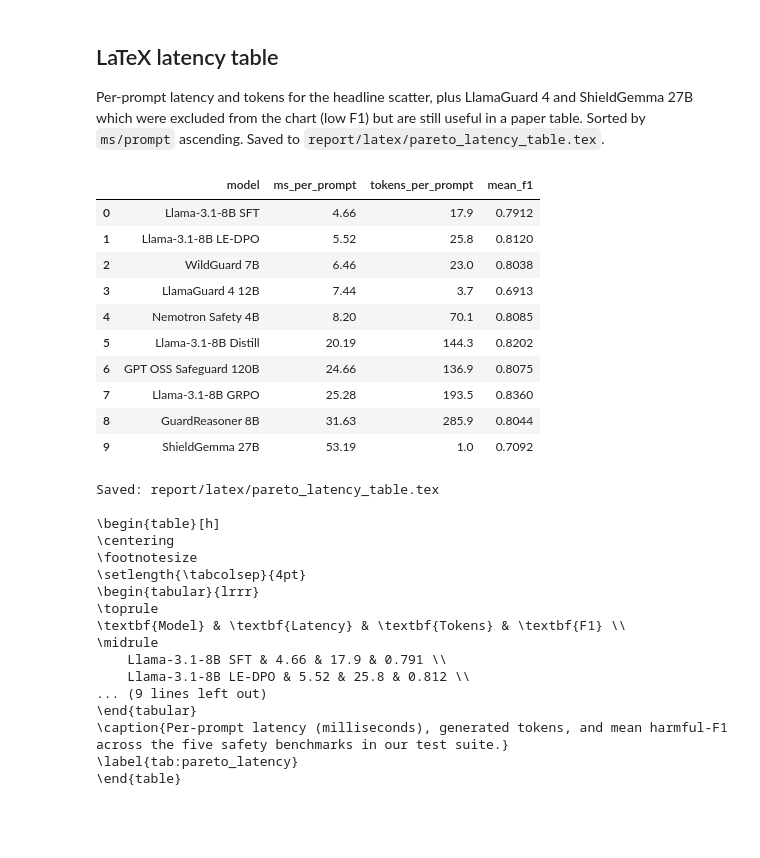
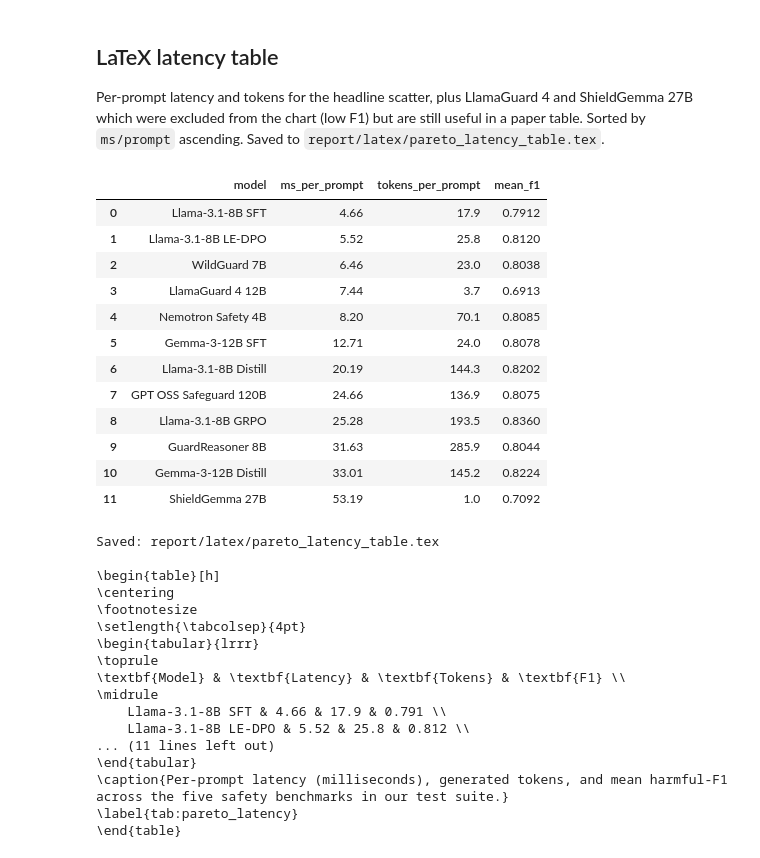
Before and after one commit to Jazhyc/aims-safety-classification, a Jupyter notebook: notebooks/baselines/eval_suite_timing.ipynb, the cells around one changed output. Cells and saved outputs as stored; diff of their text form; code cells hidden in the pictures; blank space fills up the shorter version.

```diff
--- a/notebooks/baselines/eval_suite_timing.ipynb
+++ b/notebooks/baselines/eval_suite_timing.ipynb
@@ -570,6 +570,19 @@ display_suite.round({'Tokens/example': 1, 'Time (s)': 1,
 Per-prompt latency and tokens for the headline scatter, plus LlamaGuard 4 and ShieldGemma 27B which were excluded from the chart (low F1) but are still useful in a paper table. Sorted by `ms/prompt` ascending. Saved to `report/latex/pareto_latency_table.tex`.
 # %%
 EXTRA_MODELS = [
+    {
+        'label': 'Gemma-3-12B SFT',
+        'kind': 'generation',
+        'group': 'ours',
+        'path': DATA / 'sft' / 'google_gemma-3-12b-it_finetuned_generation_suite_summary.json',
+    },
+    {
+        'label': 'Gemma-3-12B Distill',
+        'kind': 'reasoning + human_intent',
+        'group': 'ours',
+        'path': DATA / 'distillation' / 'openai-gpt-oss-120b' / 'gemma-3-12b' / 'human_intent'
+                / 'google_gemma-3-12b-it_finetuned_reasoning_human_intent_suite_summary.json',
+    },
     {
         'label': 'LlamaGuard 4 12B',
         'kind': 'classification (single label)',
@@ -609,38 +622,40 @@ def _suite_aggregates(model_entry: dict) -> dict:
         # F1 with the same parser-bug fallback the scatter uses.
         f1 = float(match.get('f1') or 0.0)
         if f1 == 0.0:
             f1 = _recompute_f1_from_jsonl(model_entry['path'], model_slug, condition, ds)
         if f1 > 0:
             f1_sum += f1
             f1_count += 1
 
     computed_f1 = f1_sum / f1_count if f1_count else float('nan')
     # Honour paper override (e.g. LE-DPO, GRPO) when present.
     paper_f1 = model_entry.get('paper_mean_ood_f1')
     mean_f1 = paper_f1 if paper_f1 is not None else computed_f1
     return {
         'model': model_entry['label'],
         'ms_per_prompt': 1000 * elapsed / n if n else float('nan'),
         'tokens_per_prompt': tokens / n if n else float('nan'),
         'mean_f1': mean_f1,
     }
 
 
 table_rows = [_suite_aggregates(m) for m in MODELS + EXTRA_MODELS]
 table_df = pd.DataFrame(table_rows).dropna().sort_values('ms_per_prompt').reset_index(drop=True)
 table_df.round({'ms_per_prompt': 2, 'tokens_per_prompt': 1, 'mean_f1': 4})
 # %% [output]
 |  | model | ms_per_prompt | tokens_per_prompt | mean_f1 |
 | 0 | Llama-3.1-8B SFT | 4.66 | 17.9 | 0.7912 |
 | 1 | Llama-3.1-8B LE-DPO | 5.52 | 25.8 | 0.8120 |
 | 2 | WildGuard 7B | 6.46 | 23.0 | 0.8038 |
 | 3 | LlamaGuard 4 12B | 7.44 | 3.7 | 0.6913 |
 | 4 | Nemotron Safety 4B | 8.20 | 70.1 | 0.8085 |
-| 5 | Llama-3.1-8B Distill | 20.19 | 144.3 | 0.8202 |
-| 6 | GPT OSS Safeguard 120B | 24.66 | 136.9 | 0.8075 |
-| 7 | Llama-3.1-8B GRPO | 25.28 | 193.5 | 0.8360 |
-| 8 | GuardReasoner 8B | 31.63 | 285.9 | 0.8044 |
-| 9 | ShieldGemma 27B | 53.19 | 1.0 | 0.7092 |
+| 5 | Gemma-3-12B SFT | 12.71 | 24.0 | 0.8078 |
+| 6 | Llama-3.1-8B Distill | 20.19 | 144.3 | 0.8202 |
+| 7 | GPT OSS Safeguard 120B | 24.66 | 136.9 | 0.8075 |
+| 8 | Llama-3.1-8B GRPO | 25.28 | 193.5 | 0.8360 |
+| 9 | GuardReasoner 8B | 31.63 | 285.9 | 0.8044 |
+| 10 | Gemma-3-12B Distill | 33.01 | 145.2 | 0.8224 |
+| 11 | ShieldGemma 27B | 53.19 | 1.0 | 0.7092 |
 # %%
 latex_rows = '\n'.join(
     f"    {r['model']} & {r['ms_per_prompt']:.2f} & {r['tokens_per_prompt']:.1f} & {r['mean_f1']:.3f} \\\\"
@@ -685,7 +700,7 @@ Saved: report/latex/pareto_latency_table.tex
 \midrule
     Llama-3.1-8B SFT & 4.66 & 17.9 & 0.791 \\
     Llama-3.1-8B LE-DPO & 5.52 & 25.8 & 0.812 \\
-... (9 lines left out)
+... (11 lines left out)
 \end{tabular}
 \caption{Per-prompt latency (milliseconds), generated tokens, and mean harmful-F1 across the five safety benchmarks in our test suite.}
 \label{tab:pareto_latency}
```
Also changed, not shown: parts of 2 cells of this notebook, 1 other file.
